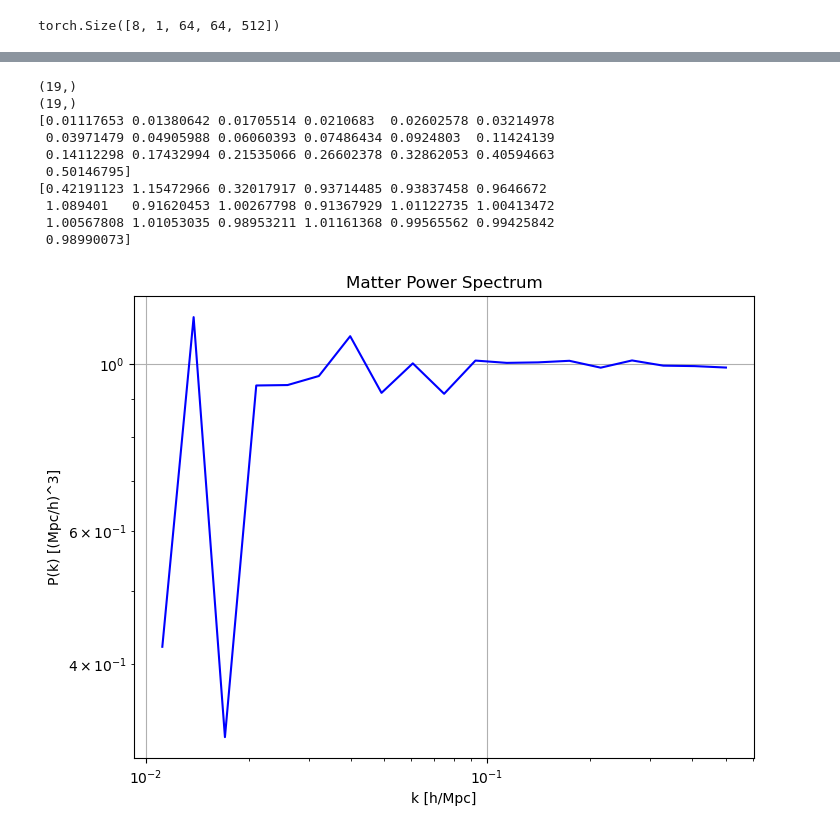
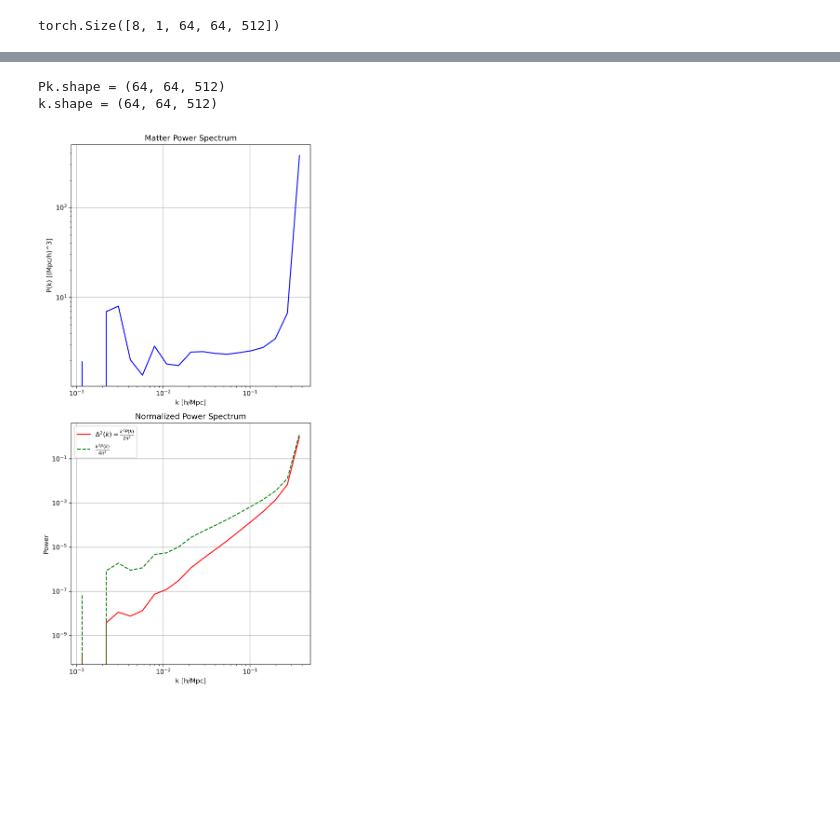
Before and after one commit to Xsmos/ml21cm, a Jupyter notebook: quantify_results.ipynb, the cells around one changed output, grey strips where cells are left out. Cells and saved outputs as stored; diff of their text form; code cells hidden in the pictures; blank space fills up the shorter version.

Commit message:
power spectrum almost done

```diff
--- a/quantify_results.ipynb
+++ b/quantify_results.ipynb
@@ -300,83 +311,89 @@ def compute_3d_power_spectrum(density_field, box_size):
 
     参数:
     density_field (numpy.ndarray): 三维密度场数组
-    box_size (float): 盒子的物理大小（单位Mpc/h）
+    box_size (tuple): 盒子的物理大小 (Lx, Ly, Lz) 单位为Mpc/h
 
     返回:
     k_vals (numpy.ndarray): 波数
     Pk (numpy.ndarray): 功率谱
     """
-    # 获取密度场的形状
     Nx, Ny, Nz = density_field.shape
-    N = Nx  # 假设立方体
+    Lx, Ly, Lz = box_size
 
     # 计算傅里叶变换
     delta_k = np.fft.fftn(density_field)
     delta_k = np.fft.fftshift(delta_k)  # 将零频移到中心
 
     # 计算功率谱
-    Pk = np.abs(delta_k) ** 2 / (N ** 3)
-
+    Pk = np.abs(delta_k) ** 2 / (Nx * Ny * Nz)
+    print("Pk.shape =", Pk.shape)
     # 创建波数k的网格
-    kx = np.fft.fftfreq(N, d=box_size / N)
-    ky = np.fft.fftfreq(N, d=box_size / N)
-    kz = np.fft.fftfreq(N, d=box_size / N)
+    kx = np.fft.fftfreq(Nx, d=Lx / Nx)
+    ky = np.fft.fftfreq(Ny, d=Ly / Ny)
+    kz = np.fft.fftfreq(Nz, d=Lz / Nz)
     kx, ky, kz = np.meshgrid(kx, ky, kz, indexing='ij')
-    k = np.sqrt(kx**2 + ky**2 + kz**2)
-
+    k = np.sqrt((kx**2) + (ky**2) + (kz**2))
+    print("k.shape =", k.shape)
     # 将结果移回零频在中心
     k = np.fft.fftshift(k)
     Pk = np.fft.fftshift(Pk)
+
+    # 排除零波数，避免对数变换出错
+    k = k.flatten()
+    Pk = Pk.flatten()
     mask = k > 0
     k = k[mask]
     Pk = Pk[mask]
 
-    # 平均功率谱
-    k_flat = k.flatten()
-    Pk_flat = Pk.flatten()
-
     # 创建波数的对数间隔
-    k_bins = np.logspace(np.log10(k_flat.min()), np.log10(k_flat.max()), num=20)
+    k_bins = np.logspace(np.log10(k.min()), np.log10(k.max()), num=20)
     k_vals = 0.5 * (k_bins[1:] + k_bins[:-1])
     Pk_vals = np.zeros_like(k_vals)
 
     # 在每个波数区间内进行平均
     for i in range(len(k_bins) - 1):
-        mask = (k_flat >= k_bins[i]) & (k_flat < k_bins[i+1])
-        if np.any(mask):
-            Pk_vals[i] = np.mean(Pk_flat[mask])
+        bin_mask = (k >= k_bins[i]) & (k < k_bins[i+1])
+        if np.any(bin_mask):
+            Pk_vals[i] = np.mean(Pk[bin_mask])
 
     return k_vals, Pk_vals
 
 # 示例三维密度场
-N = 64  # 密度场的大小
-box_size = 100.0  # 盒子大小（单位Mpc/h）
-density_field = np.random.randn(N, N, N)  # 示例密度场，可以替换为实际数据
+Nx, Ny, Nz = 64, 64, 512  # 密度场的大小，长方体
+box_size = (128.0, 128.0, 1024.0)  # 盒子大小（单位Mpc/h），对应于 (Lx, Ly, Lz)
+density_field = x[0,0,:,:,:]#np.random.randn(Nx, Ny, Nz)  # 示例密度场，可以替换为实际数据
 
 # 计算物质功率谱
 k_vals, Pk_vals = compute_3d_power_spectrum(density_field, box_size)
-print(k_vals.shape)
-print(Pk_vals.shape)
-print(k_vals)
-print(Pk_vals)
+
+# 计算Delta^2(k)
+Delta2_vals = k_vals**3 * Pk_vals / (2 * np.pi**2)
+
+# 计算 k^2 P(k) / (4 * pi^2)
+k2Pk_vals = k_vals**2 * Pk_vals / (4 * np.pi**2)
 
 # 绘制功率谱
-plt.figure(figsize=(8, 6))
+plt.figure(figsize=(6, 12), dpi=300)
+
+plt.subplot(2, 1, 1)
 plt.loglog(k_vals, Pk_vals, 'b-')
 plt.xlabel('k [h/Mpc]')
 plt.ylabel('P(k) [(Mpc/h)^3]')
 plt.title('Matter Power Spectrum')
 plt.grid(True)
+
+plt.subplot(2, 1, 2)
+plt.loglog(k_vals, Delta2_vals, 'r-', label='$\\Delta^2(k) = \\frac{k^3 P(k)}{2\\pi^2}$')
+plt.loglog(k_vals, k2Pk_vals, 'g--', label='$\\frac{k^2 P(k)}{4\\pi^2}$')
+plt.xlabel('k [h/Mpc]')
+plt.ylabel('Power')
+plt.title('Normalized Power Spectrum')
+plt.legend()
+plt.grid(True)
+
+plt.tight_layout()
 plt.show()
 # %% [output]
-(19,)
-(19,)
-[0.01117653 0.01380642 0.01705514 0.0210683  0.02602578 0.03214978
- 0.03971479 0.04905988 0.06060393 0.07486434 0.0924803  0.11424139
- 0.14112298 0.17432994 0.21535066 0.26602378 0.32862053 0.40594663
- 0.50146795]
-[0.42191123 1.15472966 0.32017917 0.93714485 0.93837458 0.9646672
- 1.089401   0.91620453 1.00267798 0.91367929 1.01122735 1.00413472
- 1.00567808 1.01053035 0.98953211 1.01161368 0.99565562 0.99425842
- 0.98990073]
+Pk.shape = (64, 64, 512)
+k.shape = (64, 64, 512)
-[figure, old version]
+[figure, new version]
```
Also changed, not shown: parts of 22 cells of this notebook.
